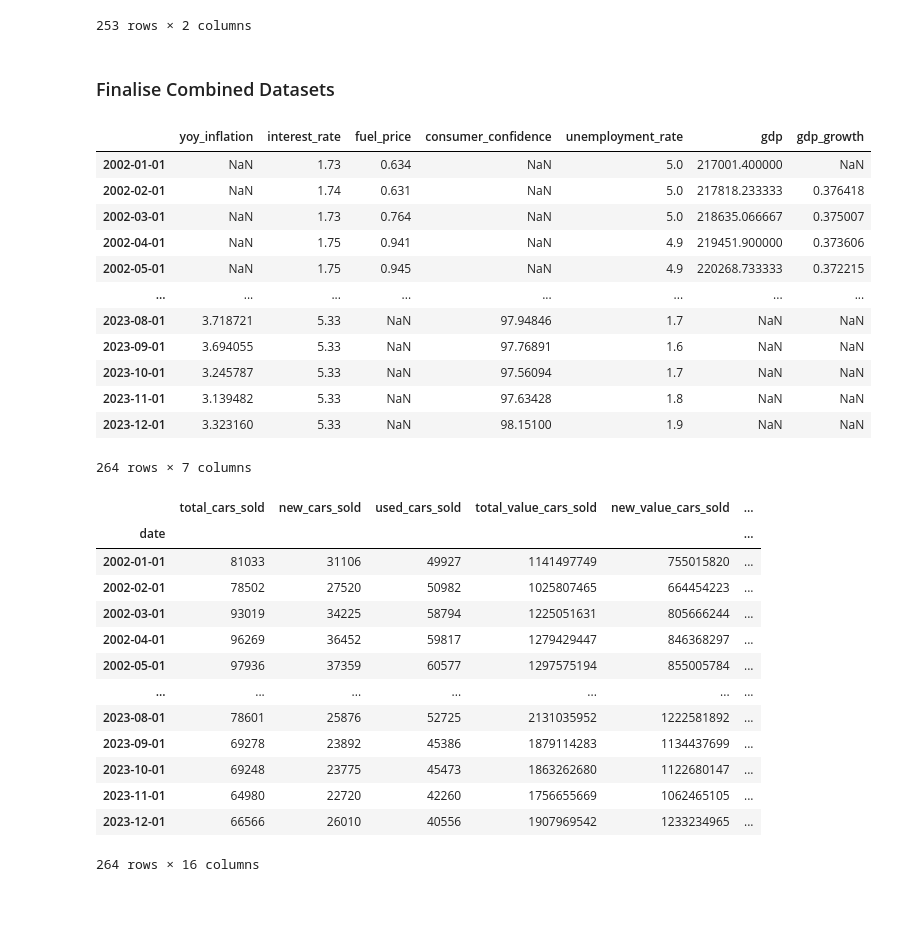
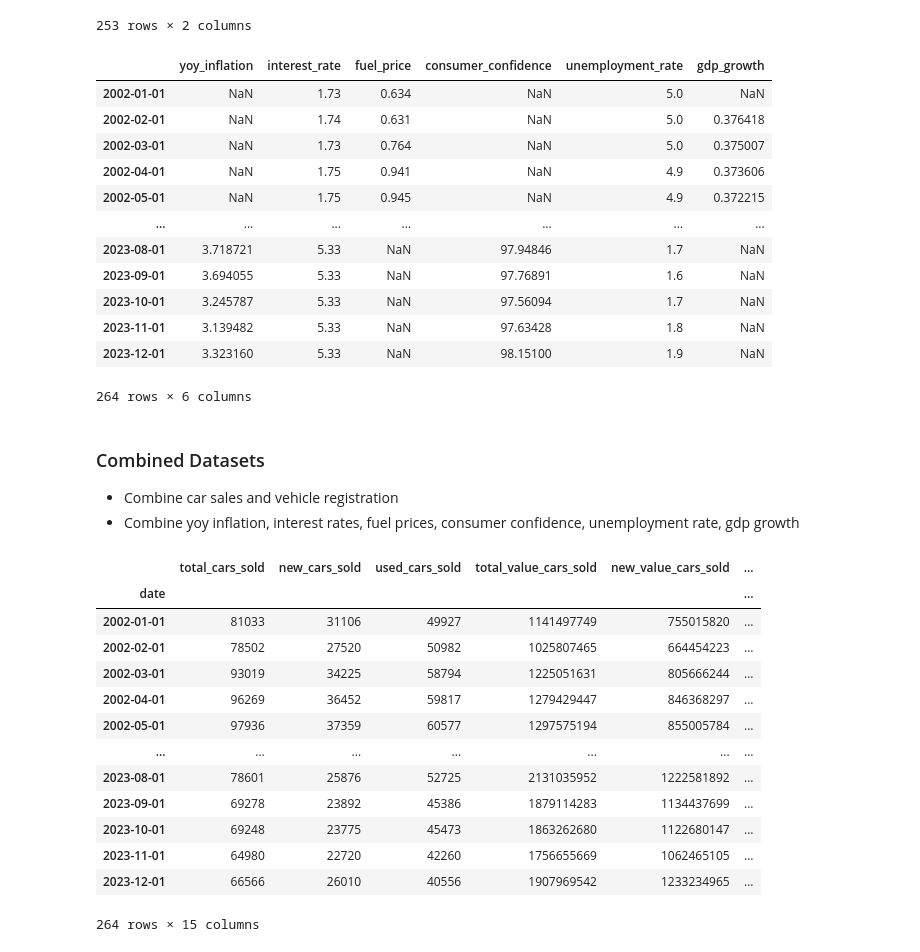
Before and after one commit to bennicholson2/Maryland-Automotive-Industry, a Jupyter notebook: analysis_chapters/01_data_preparation.ipynb, the cells around one changed output. Cells and saved outputs as stored; diff of their text form; code cells hidden in the pictures; blank space fills up the shorter version.

```diff
--- a/analysis_chapters/01_data_preparation.ipynb
+++ b/analysis_chapters/01_data_preparation.ipynb
@@ -1034,27 +1088,29 @@ linear_interpolation_gdp_df
 | 2022-12-01 | 509598.933333 | 0.528797 |
 | 2023-01-01 | 512279.500000 | 0.526015 |
 253 rows × 2 columns
-# %% [markdown]
-### Finalise Combined Datasets
 # %%
-monthly_economic_data = monthly_economic_data.join(linear_interpolation_gdp_df)
+monthly_economic_data = monthly_economic_data.join(linear_interpolation_gdp_df['gdp_growth'])
 monthly_economic_data
 # %% [output]
-|  | yoy_inflation | interest_rate | fuel_price | consumer_confidence | unemployment_rate | gdp | gdp_growth |
-| 2002-01-01 | NaN | 1.73 | 0.634 | NaN | 5.0 | 217001.400000 | NaN |
-| 2002-02-01 | NaN | 1.74 | 0.631 | NaN | 5.0 | 217818.233333 | 0.376418 |
-| 2002-03-01 | NaN | 1.73 | 0.764 | NaN | 5.0 | 218635.066667 | 0.375007 |
-| 2002-04-01 | NaN | 1.75 | 0.941 | NaN | 4.9 | 219451.900000 | 0.373606 |
-| 2002-05-01 | NaN | 1.75 | 0.945 | NaN | 4.9 | 220268.733333 | 0.372215 |
-| ... | ... | ... | ... | ... | ... | ... | ... |
-| 2023-08-01 | 3.718721 | 5.33 | NaN | 97.94846 | 1.7 | NaN | NaN |
-| 2023-09-01 | 3.694055 | 5.33 | NaN | 97.76891 | 1.6 | NaN | NaN |
-| 2023-10-01 | 3.245787 | 5.33 | NaN | 97.56094 | 1.7 | NaN | NaN |
-| 2023-11-01 | 3.139482 | 5.33 | NaN | 97.63428 | 1.8 | NaN | NaN |
-| 2023-12-01 | 3.323160 | 5.33 | NaN | 98.15100 | 1.9 | NaN | NaN |
+|  | yoy_inflation | interest_rate | fuel_price | consumer_confidence | unemployment_rate | gdp_growth |
+| 2002-01-01 | NaN | 1.73 | 0.634 | NaN | 5.0 | NaN |
+| 2002-02-01 | NaN | 1.74 | 0.631 | NaN | 5.0 | 0.376418 |
+| 2002-03-01 | NaN | 1.73 | 0.764 | NaN | 5.0 | 0.375007 |
+| 2002-04-01 | NaN | 1.75 | 0.941 | NaN | 4.9 | 0.373606 |
+| 2002-05-01 | NaN | 1.75 | 0.945 | NaN | 4.9 | 0.372215 |
+| ... | ... | ... | ... | ... | ... | ... |
+| 2023-08-01 | 3.718721 | 5.33 | NaN | 97.94846 | 1.7 | NaN |
+| 2023-09-01 | 3.694055 | 5.33 | NaN | 97.76891 | 1.6 | NaN |
+| 2023-10-01 | 3.245787 | 5.33 | NaN | 97.56094 | 1.7 | NaN |
+| 2023-11-01 | 3.139482 | 5.33 | NaN | 97.63428 | 1.8 | NaN |
+| 2023-12-01 | 3.323160 | 5.33 | NaN | 98.15100 | 1.9 | NaN |
-264 rows × 7 columns
+264 rows × 6 columns
 # %%
 monthly_economic_data.to_csv('/Users/ben_nicholson/Visual_Code_Projects/Personal_Projects/Maryland Automotive Industry/preprocessed_datasets/combined_data/economic_data.csv')
+# %% [markdown]
+### Combined Datasets
+- Combine car sales and vehicle registration
+- Combine yoy inflation, interest rates, fuel prices, consumer confidence, unemployment rate, gdp growth
 # %%
 # combine the economic and car sales data
 combined_data = sales_data.join(monthly_economic_data)
@@ -1073,4 +1129,4 @@ combined_data
 | 2023-10-01 | 69248 | 23775 | 45473 | 1863262680 | 1122680147 | ... |
 | 2023-11-01 | 64980 | 22720 | 42260 | 1756655669 | 1062465105 | ... |
 | 2023-12-01 | 66566 | 26010 | 40556 | 1907969542 | 1233234965 | ... |
-264 rows × 16 columns
+264 rows × 15 columns
```
Also changed, not shown: parts of 38 cells of this notebook, 6 other files.
